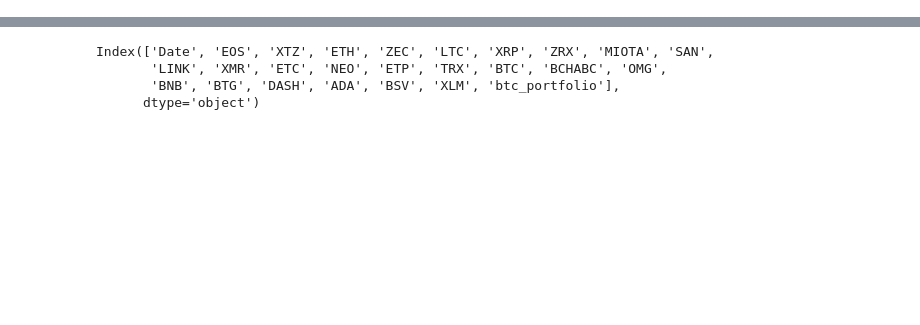
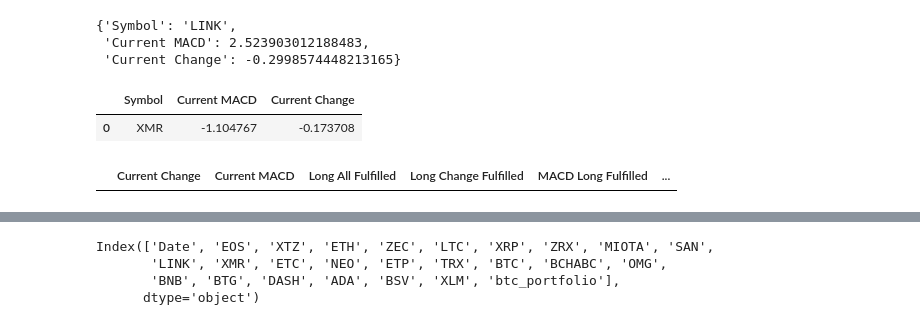
Before and after one commit to warproxxx/crypto-analysis-live, a Jupyter notebook: Testing Django Interface.ipynb, the cells around one changed output, grey strips where cells are left out. Drawn from its saved outputs; the diff is of its cells as text; code cells hidden in the pictures; blank space fills up the shorter version.

```diff
--- a/Testing Django Interface.ipynb
+++ b/Testing Django Interface.ipynb
@@ -4,0 +33,17 @@ from glob import glob
+# %%
+files = glob('algorithm/data/backtest/*')
+features_df = pd.DataFrame()
+
+
+for file in files:
+    symbol = file.split('/')[-1].replace('.csv', '')
+    curr_features = get_features_stats(symbol)
+    curr_features['Symbol'] = symbol
+    features_df = features_df.append(pd.Series(curr_features), ignore_index=True)
+
+with open(get_root_dir() + "/data/parameters.json") as f:
+    json_info = json.load(f)
+
+features_df = features_df[['Symbol'] + list(features_df.columns[:-1])]
+
+features_df = features_df.sort_values('Current MACD').reset_index(drop=True)
@@ -4,0 +66,17 @@ from glob import glob
+# %%
+current_long.iloc[0].to_dict()
+# %% [output]
+{'Symbol': 'LINK',
+ 'Current MACD': 2.523903012188483,
+ 'Current Change': -0.2998574448213165}
+# %%
+current_short = features_df[(features_df['Current MACD'] < json_info['short_macd_threshold']) & (features_df['Current Change'] > json_info['short_per_threshold'])]
+# %%
+current_short[['Symbol', 'Current MACD', 'Current Change']].reset_index(drop=True)
+# %% [output]
+|  | Symbol | Current MACD | Current Change |
+| 0 | XMR | -1.104767 | -0.173708 |
+# %%
+current_short[0:0]
+# %% [output]
+|  | Current Change | Current MACD | Long All Fulfilled | Long Change Fulfilled | MACD Long Fulfilled | ... |
```
Also changed, not shown: parts of 6 cells of this notebook, 7 other files.
